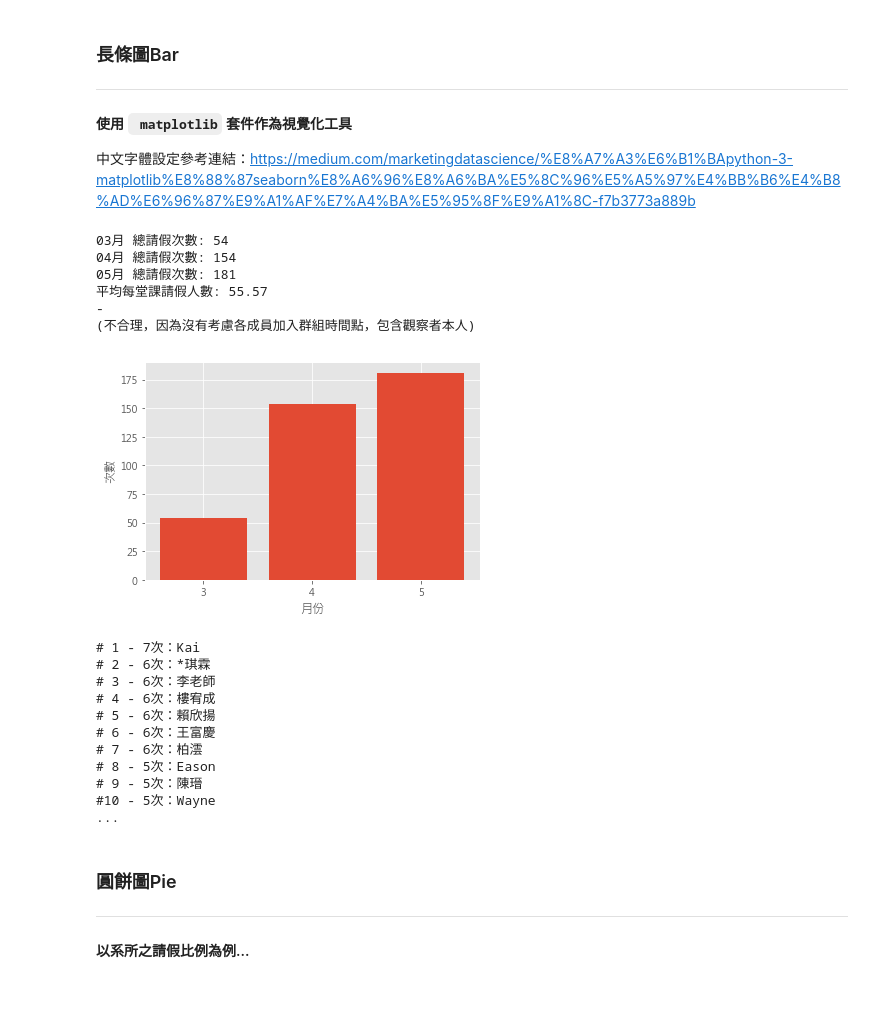
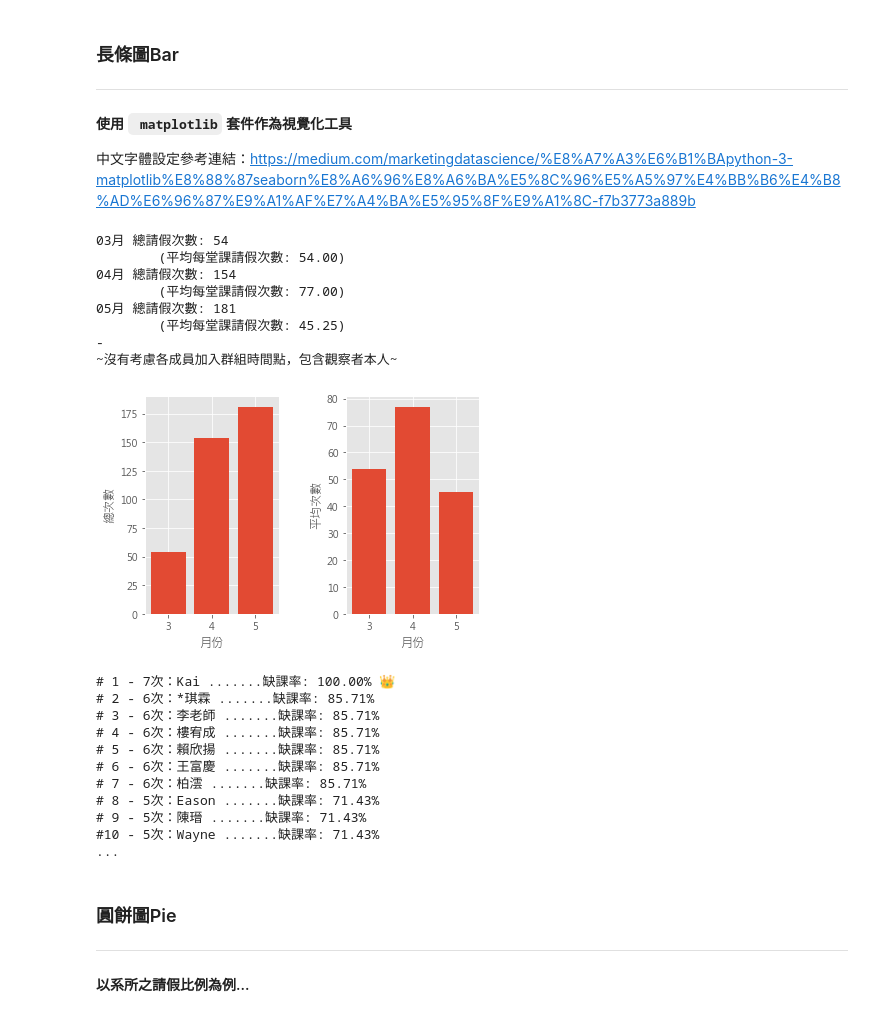
Before and after one commit to RainBoltz/107-1-Civil-Defense-LINE-analyze, a Jupyter notebook: LINE_ANAL.ipynb, the cells around one changed output. Drawn from its saved outputs; the diff is of its cells as text; code cells hidden in the pictures.

```diff
--- a/LINE_ANAL.ipynb
+++ b/LINE_ANAL.ipynb
@@ -275,37 +279,51 @@ print("平均每堂課請假人數: %.2f"%(leave_cnt/TOTAL_CLASSES))
 # %%
 #每月請假次數
 import matplotlib.pyplot as plt
 plt.style.use('ggplot') #我喜歡R的ggplot2套件的樣式，所以設定成該樣式
 #讓圖形直接繪製出來，不另外跳視窗
 %matplotlib inline
 plt.rcParams['font.sans-serif'] = ['Microsoft JhengHei'] #使用微軟正黑體作為圖片中文字體
 plt.rcParams['axes.unicode_minus'] = False
+
+#上課次數: 3月-1, 4月-2, 5月-4
+n_class = {3:1, 4:2, 5:4}
 
 leave_cnt = {}
 for date in data_json:
     this_month = int(date.split('/')[1])
     if this_month not in leave_cnt:
         leave_cnt[this_month] = 0
     for msg in data_json[date]:
         if is_leave_msg(msg['message']):
             leave_cnt[this_month] += 1
 
+plt.subplot(1, 2, 1)
 plt.bar(x=list(leave_cnt.keys()), height=list(leave_cnt.values()))
 plt.xticks(list(leave_cnt.keys()))
 plt.xlabel("月份")
-plt.ylabel("次數")
+plt.ylabel("總次數")
+
+plt.subplot(1, 2, 2)
+plt.bar(x=list(leave_cnt.keys()), height=[ a/b for a,b in zip(leave_cnt.values(),n_class.values()) ])
+plt.xticks(list(leave_cnt.keys()))
+plt.xlabel("月份")
+plt.ylabel("平均次數")
+plt.subplots_adjust(wspace = 0.5)
 
 for m in leave_cnt:
     print("%02d月 總請假次數: %d"%(m, leave_cnt[m]))
-print("-\n(不合理，因為沒有考慮各成員加入群組時間點，包含觀察者本人)")
+    print("\t(平均每堂課請假次數: %.2f)"%(leave_cnt[m]/n_class[m]))
+print("-\n~沒有考慮各成員加入群組時間點，包含觀察者本人~")
 # %% [output]
 03月 總請假次數: 54
+        (平均每堂課請假次數: 54.00)
 04月 總請假次數: 154
+        (平均每堂課請假次數: 77.00)
 05月 總請假次數: 181
-平均每堂課請假人數: 55.57
+        (平均每堂課請假次數: 45.25)
 -
-(不合理，因為沒有考慮各成員加入群組時間點，包含觀察者本人)
+~沒有考慮各成員加入群組時間點，包含觀察者本人~
-[figure, old version]
+[figure, new version]
 # %%
 #印出請假排名
 leaver = {}
@@ -319,19 +337,23 @@ for date in data_json:
 sorted_leaver = sorted(leaver.items(), key=lambda kv: kv[1], reverse=True)
 
 for i,v in enumerate(sorted_leaver[:10]): #印出請假前十名
-    print("#{:>2} - {}次：{} ".format(i+1,v[1],v[0]))
+    print("#{:>2} - {}次：{} .......缺課率: {:.2f}%".format(i+1,v[1],v[0],v[1]*100/TOTAL_CLASSES), end='')
+    if i==0:
+        print(' 👑')
+    else:
+        print()
 print("...")
 # %% [output]
-# 1 - 7次：Kai
-# 2 - 6次：*琪霖
-# 3 - 6次：李老師
-# 4 - 6次：樓宥成
-# 5 - 6次：賴欣揚
-# 6 - 6次：王富慶
-# 7 - 6次：柏澐
-# 8 - 5次：Eason
-# 9 - 5次：陳瑨
-#10 - 5次：Wayne
+# 1 - 7次：Kai .......缺課率: 100.00% 👑
+# 2 - 6次：*琪霖 .......缺課率: 85.71%
+# 3 - 6次：李老師 .......缺課率: 85.71%
+# 4 - 6次：樓宥成 .......缺課率: 85.71%
+# 5 - 6次：賴欣揚 .......缺課率: 85.71%
+# 6 - 6次：王富慶 .......缺課率: 85.71%
+# 7 - 6次：柏澐 .......缺課率: 85.71%
+# 8 - 5次：Eason .......缺課率: 71.43%
+# 9 - 5次：陳瑨 .......缺課率: 71.43%
+#10 - 5次：Wayne .......缺課率: 71.43%
 ...
 # %%
 #系級抽取函式
```
Also changed, not shown: parts of 2 cells of this notebook.
